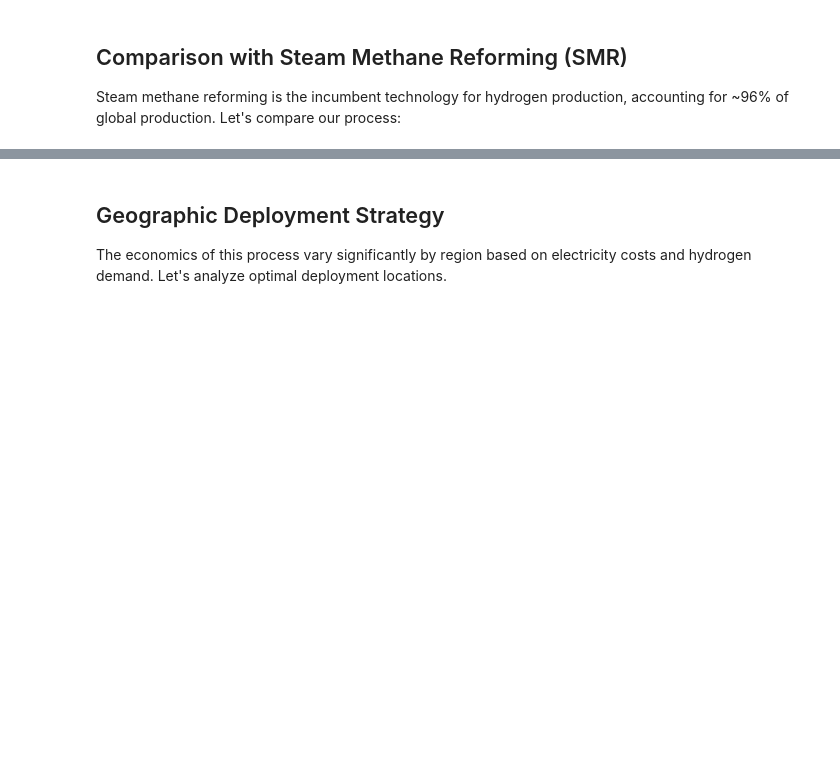
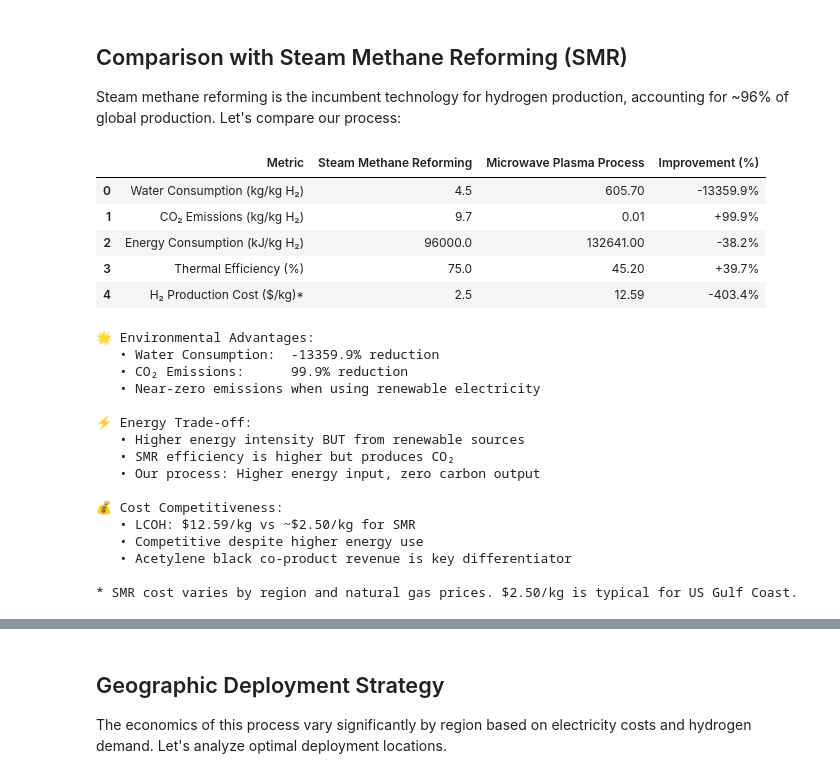
Before and after one commit to adam-ritter/hydrogen-production-TEA, a Jupyter notebook: hydrogen_tea_analysis.ipynb, the cells around one changed output, grey strips where cells are left out. Drawn from its saved outputs; the diff is of its cells as text; code cells hidden in the pictures; blank space fills up the shorter version.

Commit message:
updates to csv inputs

```diff
--- a/hydrogen_tea_analysis.ipynb
+++ b/hydrogen_tea_analysis.ipynb
@@ -302,8 +359,8 @@ cb_rate = get_value(process_params, 'acetylene_black_production_rate')  # kg/hr
 co2_rate = get_value(process_params, 'co2_production_rate')  # kg/hr
 process_water_rate = get_value(process_params, 'process_water_rate')  # L/hr
 cooling_water_rate = get_value(process_params, 'cooling_water_rate')  # L/hr
-energy_rate = get_value(process_params, 'energy_consumption_rate')  # kWh/hr
-annual_operating_days = get_value(process_params, 'annual_operating_days')
+energy_rate = get_value(process_params, 'power_requirement')  # kW
+annual_operating_days = get_value(process_params, 'annual_operating_days') # days/year
 plant_lifetime = get_value(process_params, 'plant_lifetime') # years
 capacity_factor = get_value(process_params, 'plant_capacity_factor') / 100 # as decimal
 
@@ -311,7 +368,7 @@ capacity_factor = get_value(process_params, 'plant_capacity_factor') / 100 # as
 hydrogen_production = h2_rate * annual_operating_days * 24  # kg/year
 acetylene_black_production = cb_rate * annual_operating_days * 24  # kg/year
 co2_per_h2 = co2_rate / h2_rate  # kg CO2/kg H2
-h2o_per_h2 = water_rate / h2_rate  # kg H2O/kg H2
+h2o_per_h2 = (cooling_water_rate + process_water_rate) / h2_rate  # kg H2O/kg H2
 energy_per_h2 = energy_rate / h2_rate  # kWh/kg H2
 # %%
 # Extract economic inputs and calculate key metrics
@@ -517,12 +611,12 @@ comparison_data = {
         75,       # Efficiency
         2.50      # Cost (typical)
     ],
-    'Pentacarbon Plasma Process': [
-        water_per_kg_h2,     # 0.6
-        co2_per_kg_h2,       # 0.12
+    'Microwave Plasma Process': [
+        h2o_per_h2,          # XX
+        co2_per_h2,          # XX
         132641,              # Higher but renewable
         45.2,                # Lower but renewable
-        lcoh                 # 2.41
+        lcoh                 # XX
     ]
 }
 
@@ -530,7 +624,7 @@ comparison_df = pd.DataFrame(comparison_data)
 
 # Calculate improvements
 comparison_df['Improvement (%)'] = (
-    (comparison_df['Steam Methane Reforming'] - comparison_df['Pentacarbon Plasma Process']) /
+    (comparison_df['Steam Methane Reforming'] - comparison_df['Microwave Plasma Process']) /
     comparison_df['Steam Methane Reforming'] * 100
 ).round(1)
 
@@ -539,13 +633,13 @@ display(comparison_df.style.set_properties(**{'text-align': 'center'}).set_table
     [dict(selector='th', props=[('text-align', 'center')])]
 ).format({
     'Steam Methane Reforming': '{:.1f}',
-    'Pentacarbon Plasma Process': '{:.2f}',
+    'Microwave Plasma Process': '{:.2f}',
     'Improvement (%)': '{:+.1f}%'
 }))
 
 print(f"\n🌟 Environmental Advantages:")
-print(f"   • Water Consumption:  {(1 - water_per_kg_h2/4.5)*100:.1f}% reduction")
-print(f"   • CO₂ Emissions:      {(1 - co2_per_kg_h2/9.7)*100:.1f}% reduction")
+print(f"   • Water Consumption:  {(1 - h2o_per_h2/4.5)*100:.1f}% reduction")
+print(f"   • CO₂ Emissions:      {(1 - co2_per_h2/9.7)*100:.1f}% reduction")
 print(f"   • Near-zero emissions when using renewable electricity")
 print(f"\n⚡ Energy Trade-off:")
 print(f"   • Higher energy intensity BUT from renewable sources")
@@ -562,37 +656,60 @@ fig = make_subplots(
     subplot_titles=('Water Consumption', 'CO₂ Emissions', 'Production Cost'),
     specs=[[{'type': 'bar'}, {'type': 'bar'}, {'type': 'bar'}]]
 )
 
-processes = ['SMR', 'Pentacarbon']
+processes = ['SMR', 'Microwave Plasma']
 colors = ['#e74c3c', '#2ecc71']
 
 # Water
 fig.add_trace(
-    go.Bar(x=processes, y=[4.5, water_per_kg_h2], name='Water', marker_color=colors, showlegend=False),
+    go.Bar(x=processes, y=[4.5, h2o_per_h2], name='Water', marker_color=colors, showlegend=False),
     row=1, col=1
 )
 
 # CO2
 fig.add_trace(
-    go.Bar(x=processes, y=[9.7, co2_per_kg_h2], name='CO2', marker_color=colors, showlegend=False),
+    go.Bar(x=processes, y=[9.7, co2_per_h2], name='CO2', marker_color=colors, showlegend=False),
     row=1, col=2
 )
 
 # Cost
 fig.add_trace(
     go.Bar(x=processes, y=[2.50, lcoh], name='Cost', marker_color=colors, showlegend=False),
     row=1, col=3
 )
 
 fig.update_yaxes(title_text="kg H₂O / kg H₂", row=1, col=1)
 fig.update_yaxes(title_text="kg CO₂ / kg H₂", row=1, col=2)
 fig.update_yaxes(title_text="$ / kg H₂", row=1, col=3)
 
-fig.update_layout(height=400, showlegend=False, title_text="Process Comparison: SMR vs Pentacarbon")
+fig.update_layout(height=400, showlegend=False, title_text="Process Comparison: SMR vs Microwave Plasma")
 
 fig.show()
 
 print(f"\n* SMR cost varies by region and natural gas prices. $2.50/kg is typical for US Gulf Coast.")
+# %% [output]
+|  | Metric | Steam Methane Reforming | Microwave Plasma Process | Improvement (%) |
+| 0 | Water Consumption (kg/kg H₂) | 4.5 | 605.70 | -13359.9% |
+| 1 | CO₂ Emissions (kg/kg H₂) | 9.7 | 0.01 | +99.9% |
+| 2 | Energy Consumption (kJ/kg H₂) | 96000.0 | 132641.00 | -38.2% |
+| 3 | Thermal Efficiency (%) | 75.0 | 45.20 | +39.7% |
+| 4 | H₂ Production Cost ($/kg)* | 2.5 | 12.59 | -403.4% |
+🌟 Environmental Advantages:
+   • Water Consumption:  -13359.9% reduction
+   • CO₂ Emissions:      99.9% reduction
+   • Near-zero emissions when using renewable electricity
+
+⚡ Energy Trade-off:
+   • Higher energy intensity BUT from renewable sources
+   • SMR efficiency is higher but produces CO₂
+   • Our process: Higher energy input, zero carbon output
+
+💰 Cost Competitiveness:
+   • LCOH: $12.59/kg vs ~$2.50/kg for SMR
+   • Competitive despite higher energy use
+   • Acetylene black co-product revenue is key differentiator
+
+* SMR cost varies by region and natural gas prices. $2.50/kg is typical for US Gulf Coast.
 # %%
 def calculate_project_npv(capex, annual_revenue, annual_variable_costs,
                           discount_rate, project_life,
```
Also changed, not shown: parts of 11 cells of this notebook, 1 other file.
